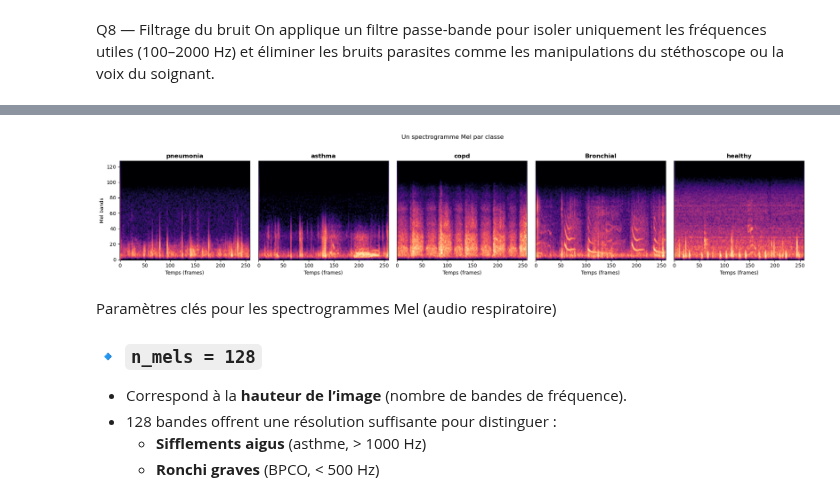
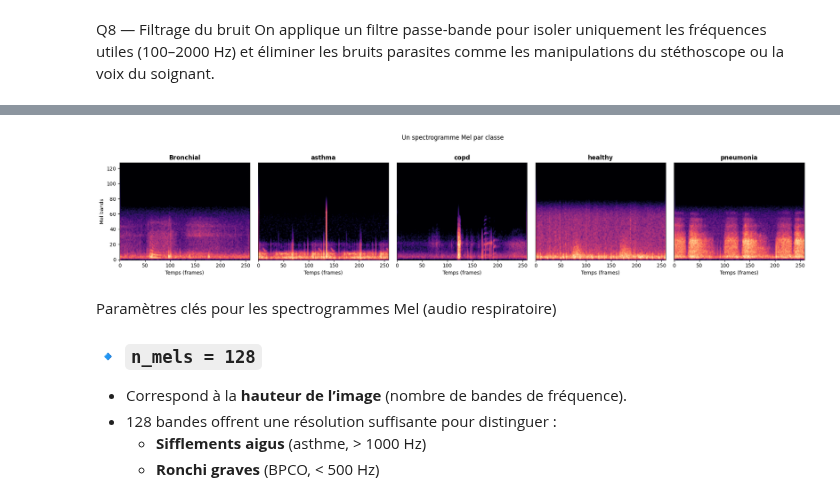
Before and after one commit to YRR0/Hackathon_Equipe32_Tessan, a Jupyter notebook: Phase2.ipynb, the cells around one changed output, grey strips where cells are left out. Cells and saved outputs as stored; diff of their text form; code cells hidden in the pictures.

Commit message:
added all spectres

```diff
--- a/Phase2.ipynb
+++ b/Phase2.ipynb
@@ -171,33 +268,34 @@ Mel-spectrogrammes sauvegardés : (1211, 128, 259)
 # %%
-import pandas as pd
+import matplotlib.pyplot as plt
+spectres = np.load("spectres.npy", allow_pickle=True).item()
+features = np.load("features_dataset.npy", allow_pickle=True)
 
-mels   = np.load("mel_spectrograms.npy")
-df     = pd.read_csv("features_dataset.csv")
+mels = spectres["mel"]
+assert len(mels) == len(features), "Désalignement entre spectres.npy et features_dataset.npy !"
 
-# Vérifier que les deux sont bien alignés
-assert len(mels) == len(df), "Désalignement entre npy et csv !"
-
-classes = df['label'].unique()
+labels = [row["label"] for row in features]
+classes = np.unique(labels)
 
 fig, axes = plt.subplots(1, len(classes), figsize=(4 * len(classes), 4))
+if len(classes) == 1:
+    axes = [axes]
 
 for ax, classe in zip(axes, classes):
-    # Prendre le premier index de cette classe
-    idx = df[df['label'] == classe].index[0]
+    idx = labels.index(classe)
 
     ax.imshow(mels[idx], aspect='auto', origin='lower', cmap='magma')
     ax.set_title(classe, fontweight='bold')
     ax.set_xlabel("Temps (frames)")
     if ax == axes[0]:
         ax.set_ylabel("Mel bands")
     else:
         ax.set_yticks([])
 
 plt.suptitle("Un spectrogramme Mel par classe", y=1.02)
 plt.tight_layout()
 plt.show()
 # %% [output]
-[figure, old version]
+[figure, new version]
 # %% [markdown]
 Paramètres clés pour les spectrogrammes Mel (audio respiratoire)
 ### 🔹 `n_mels = 128`
```
Also changed, not shown: parts of 5 cells of this notebook, 6 other files.
